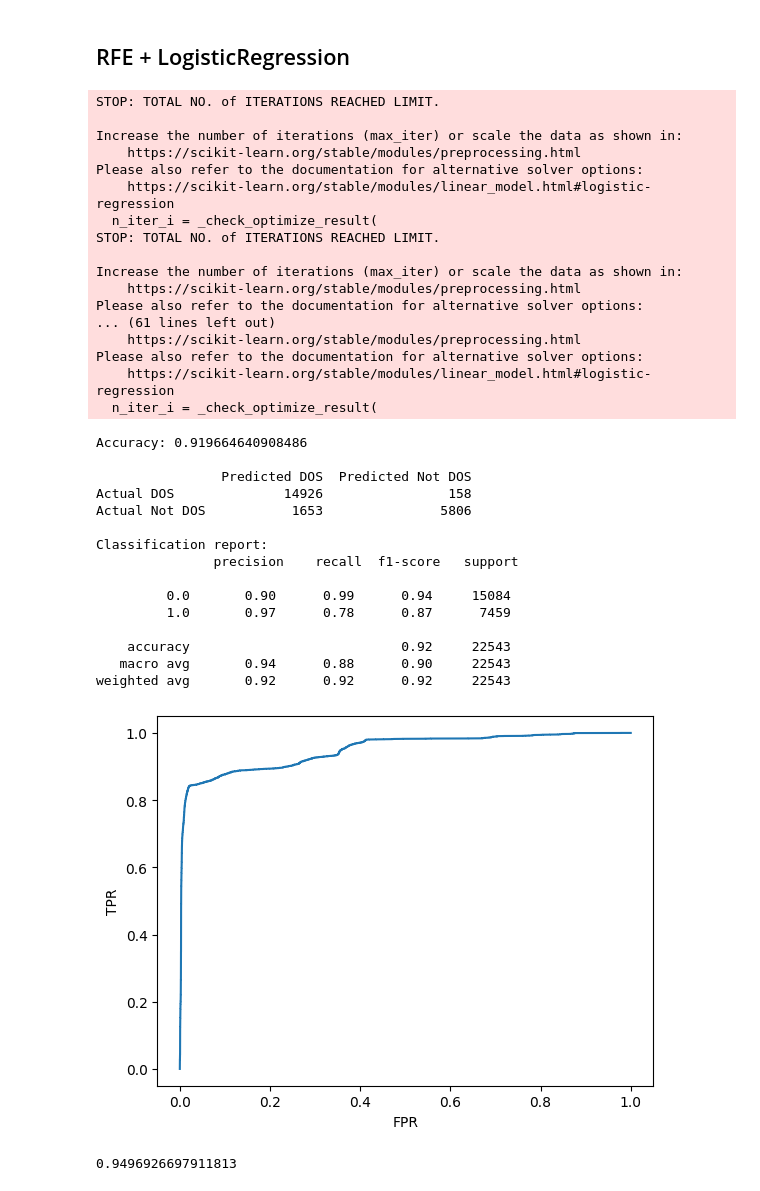
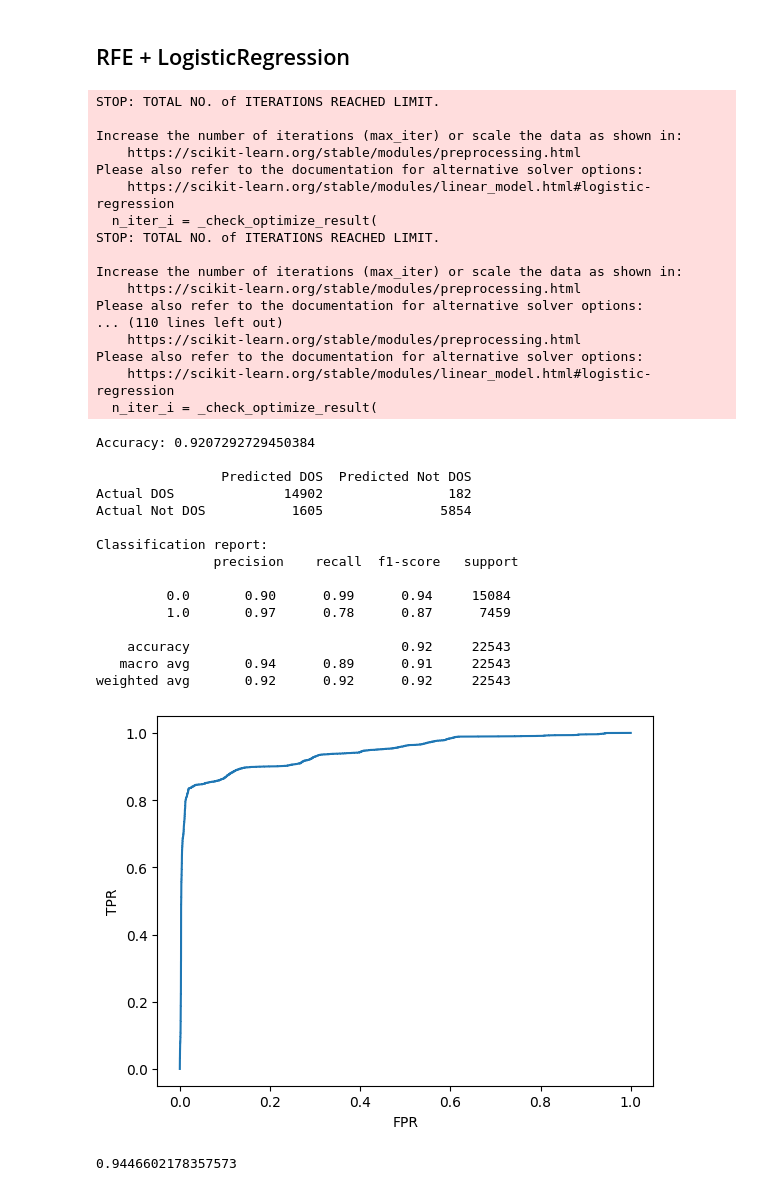
Before and after one commit to Abir-Ba/2CS_Project, a Jupyter notebook: NSL_KDD.ipynb, the cells around one changed output. Cells and saved outputs as stored; diff of their text form; code cells hidden in the pictures.

```diff
--- a/NSL_KDD.ipynb
+++ b/NSL_KDD.ipynb
@@ -229,8 +240,10 @@ y_test = test.iloc[:,41]
 from sklearn.feature_selection import SelectKBest
 from sklearn.feature_selection import mutual_info_classif
 
+
+
 # Feature selection using CFS
-selector = SelectKBest(mutual_info_classif, k=8)
+selector = SelectKBest(mutual_info_classif, k=24)
 X_train_new = selector.fit_transform(x_train, y_train)
 X_test_new = selector.transform(x_test)
 
@@ -404,7 +427,7 @@ weighted avg       0.87      0.86      0.86     22543
 # %%
 from sklearn.feature_selection import RFE
 estimator = DecisionTreeClassifier()
-selector = RFE(estimator, n_features_to_select=30, step=1)
+selector = RFE(estimator, n_features_to_select=23, step=1)
 selector = selector.fit(x_train, y_train)
 predicted = selector.predict(x_test)
 accuracy = accuracy_score(y_test,predicted)
@@ -456,7 +479,7 @@ weighted avg       0.94      0.94      0.93     22543
 # %%
 from sklearn.feature_selection import RFE
 estimator = RandomForestClassifier(n_estimators =10, criterion='entropy',random_state=88 )
-selector = RFE(estimator, n_features_to_select=30, step=1)
+selector = RFE(estimator, n_features_to_select=23, step=1)
 selector = selector.fit(x_train, y_train)
 predicted = selector.predict(x_test)
 accuracy = accuracy_score(y_test,predicted)
@@ -508,7 +531,7 @@ weighted avg       0.90      0.90      0.89     22543
 # %%
 from sklearn.feature_selection import RFE
 estimator = LogisticRegression()
-selector = RFE(estimator, n_features_to_select=30, step=1)
+selector = RFE(estimator, n_features_to_select=23, step=1)
 selector = selector.fit(x_train, y_train)
 predicted = selector.predict(x_test)
 accuracy = accuracy_score(y_test,predicted)
@@ -538,37 +561,37 @@ from sklearn.metrics import roc_auc_score
 roc_auc_score = roc_auc_score(y_test,y_prob)
 print(roc_auc_score)
 # %% [output]
 STOP: TOTAL NO. of ITERATIONS REACHED LIMIT.
 
 Increase the number of iterations (max_iter) or scale the data as shown in:
     https://scikit-learn.org/stable/modules/preprocessing.html
 Please also refer to the documentation for alternative solver options:
     https://scikit-learn.org/stable/modules/linear_model.html#logistic-regression
   n_iter_i = _check_optimize_result(
 STOP: TOTAL NO. of ITERATIONS REACHED LIMIT.
 
 Increase the number of iterations (max_iter) or scale the data as shown in:
     https://scikit-learn.org/stable/modules/preprocessing.html
 Please also refer to the documentation for alternative solver options:
-... (61 lines left out)
+... (110 lines left out)
     https://scikit-learn.org/stable/modules/preprocessing.html
 Please also refer to the documentation for alternative solver options:
     https://scikit-learn.org/stable/modules/linear_model.html#logistic-regression
   n_iter_i = _check_optimize_result(
-Accuracy: 0.919664640908486
+Accuracy: 0.9207292729450384
 
                 Predicted DOS  Predicted Not DOS
-Actual DOS              14926                158
-Actual Not DOS           1653               5806
+Actual DOS              14902                182
+Actual Not DOS           1605               5854
 
 Classification report:
                precision    recall  f1-score   support
 
          0.0       0.90      0.99      0.94     15084
          1.0       0.97      0.78      0.87      7459
 
     accuracy                           0.92     22543
-   macro avg       0.94      0.88      0.90     22543
+   macro avg       0.94      0.89      0.91     22543
 weighted avg       0.92      0.92      0.92     22543
-[figure, old version]
+[figure, new version]
-0.9496926697911813
+0.9446602178357573
```
Also changed, not shown: parts of 7 cells of this notebook.
